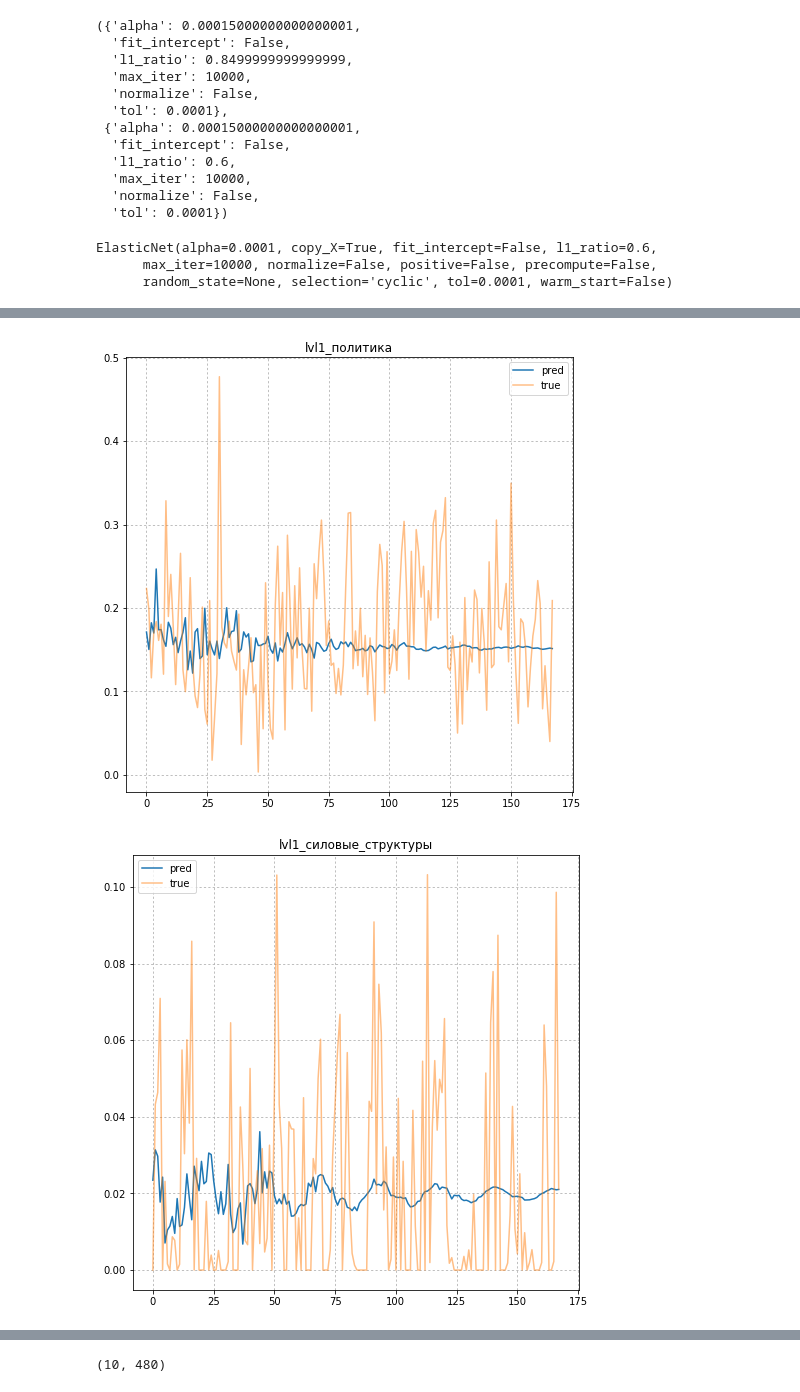
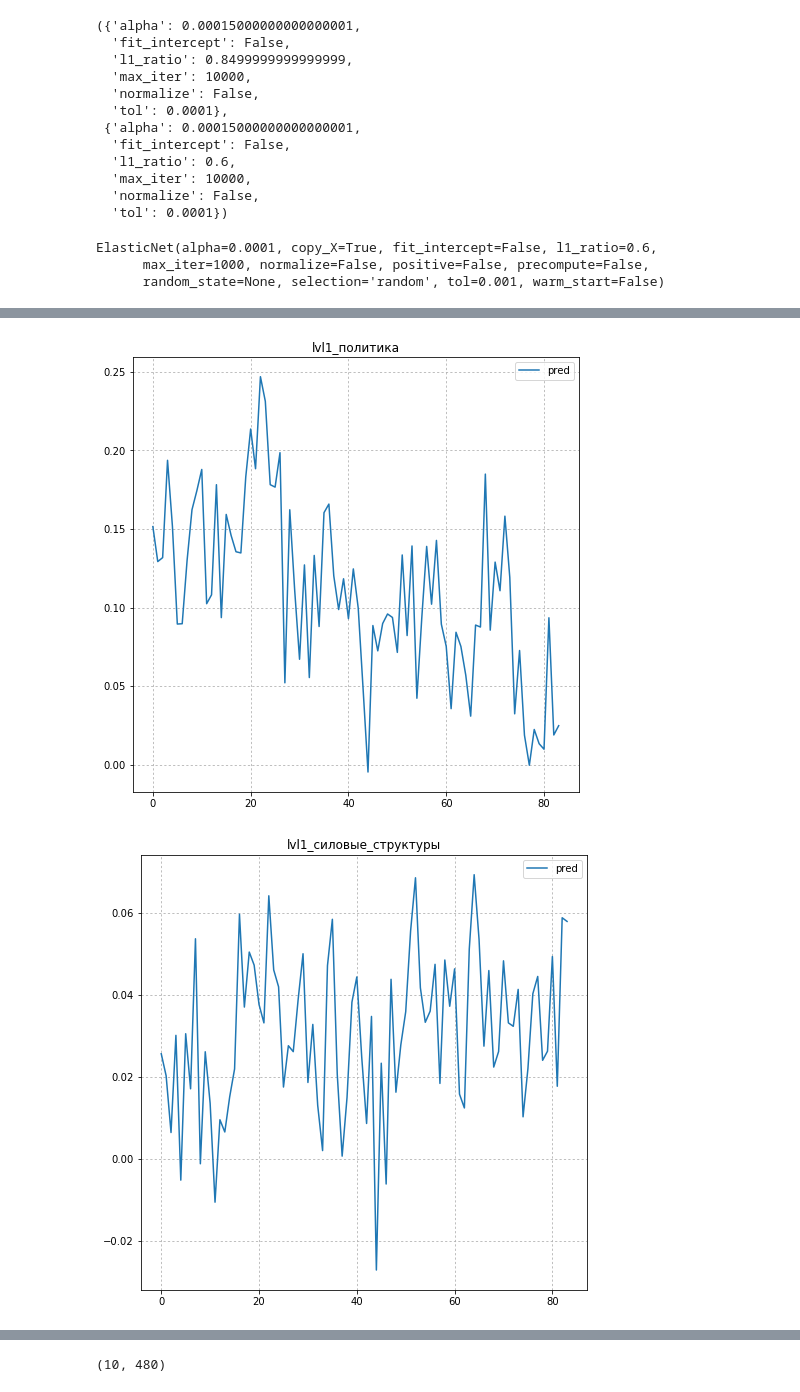
Before and after one commit to celidos/globalchangers, a Jupyter notebook: pipeline.ipynb, the cells around one changed output, grey strips where cells are left out. Saved outputs shown, nothing was run; the diff lists cells and outputs as text; code cells hidden in the pictures.

```diff
--- a/pipeline.ipynb
+++ b/pipeline.ipynb
@@ -61,9 +126,11 @@ word_mean.shape, word_std.shape
 # %%
-target = titles[n_pred:, :]
-feature = np.zeros((target.shape[0], n_pred * n_titles * 2 + word_mean.shape))
+sumed_words = sumed_words[-target.shape[0]-1:, :]
+target = np.hstack((target, sumed_words[1:, :]))
+feature = np.zeros((target.shape[0], n_pred * n_titles * 2 + sumed_words.shape[1]))
 for i in np.arange(n_pred, n_hours):
-    feature[i-n_pred, :] = np.hstack((titles[i-n_pred:i, :] / std,
-                                      (titles[i-n_pred:i, :] - mean) / centered_std)).ravel()
+    feature[i-n_pred, :] = np.hstack(( np.hstack((titles[i-n_pred:i, :] / std,
+                                      (titles[i-n_pred:i, :] - mean) / std)).ravel(),
+                                      (sumed_words[i - n_pred, :] - sum_mean) / sum_std ))
 # %%
 titles.shape, target.shape, feature.shape
 # %% [output]
@@ -144,28 +216,32 @@ best_MAE_model, best_MSE_model
   'normalize': False,
   'tol': 0.0001})
 # %%
-model = ElasticNet(**best_MSE_model)
-model.alpha = 0.0001
+model = ElasticNet(alpha=0.0001, fit_intercept=False, normalize=False, l1_ratio=0.6, max_iter=1000, tol=0.001,
+                   selection='random')
 model.fit(train_feature, train_target)
 # %% [output]
 ElasticNet(alpha=0.0001, copy_X=True, fit_intercept=False, l1_ratio=0.6,
-      max_iter=10000, normalize=False, positive=False, precompute=False,
-      random_state=None, selection='cyclic', tol=0.0001, warm_start=False)
+      max_iter=1000, normalize=False, positive=False, precompute=False,
+      random_state=None, selection='random', tol=0.001, warm_start=False)
+# %%
+sum_size = sumed_words.shape[1]
 # %%
-cur_feature = np.hstack((train_feature[-1, 2 * n_titles:], train_target[-1, :] / std,
-                             (train_target[-1, :] - mean) / centered_std))
-prediction = np.zeros_like(test_target)
-for i in range(test_target.shape[0]):
+cur_feature = np.hstack((train_feature[-1, 2 * n_titles:-sum_size], train_target[-1, :-sum_size] / std,
+                             (train_target[-1, :-sum_size] - mean) / std,
+                         (train_target[-1, -sum_size:] - sum_mean) / sum_std))
+prediction = np.zeros((12*7, train_target.shape[1]))
+for i in range(12*7):
     predicted = model.predict(cur_feature.reshape((1, -1)))
     prediction[i, :] = predicted
-    cur_feature = np.hstack((cur_feature[2 * n_titles:], predicted.ravel() / std,
-                             (predicted.ravel() - mean) / centered_std))
+    cur_feature = np.hstack((cur_feature[2 * n_titles:-sum_size], predicted.ravel()[:-sum_size] / std,
+                             (predicted.ravel()[:-sum_size] - mean) / std,
+                             (predicted.ravel()[-sum_size:] - sum_mean) / sum_std))
 # %%
 for i in range(n_titles):
     plt.figure(figsize=(8, 8))
     size = prediction.shape[0]
     plt.plot(np.arange(size), prediction[:size, i], label='pred')
-    plt.plot(np.arange(size), test_target[:size, i], label='true', alpha=0.5)
+    #plt.plot(np.arange(size), test_target[:size, i], label='true', alpha=0.5)
     plt.legend()
     plt.title(data.columns[i])
     plt.grid(ls=':')
@@ -175,2 +251,2 @@ for i in range(n_titles):
-[figure, old version]
+[figure, new version]
-[figure, old version]
+[figure, new version]
```
Also changed, not shown: parts of 29 cells of this notebook.
